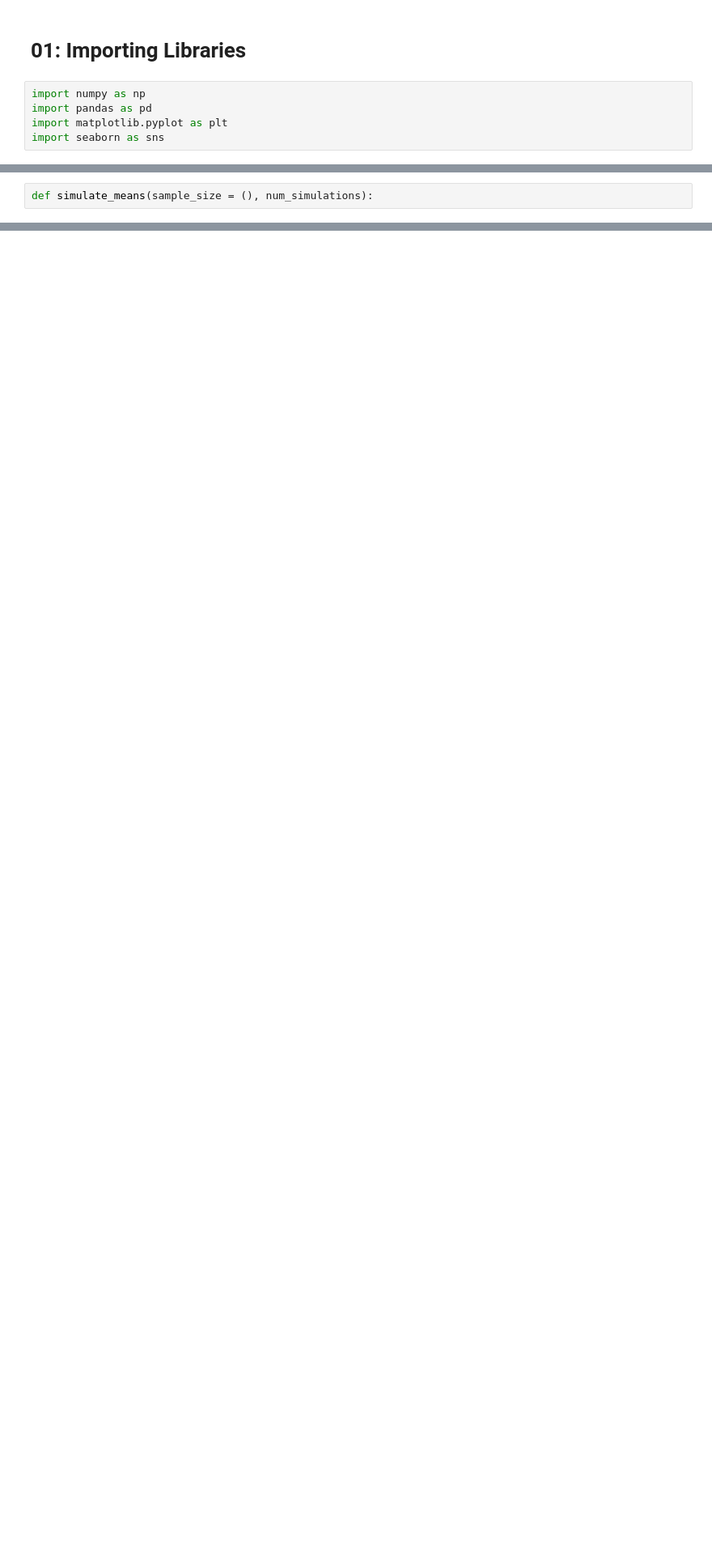
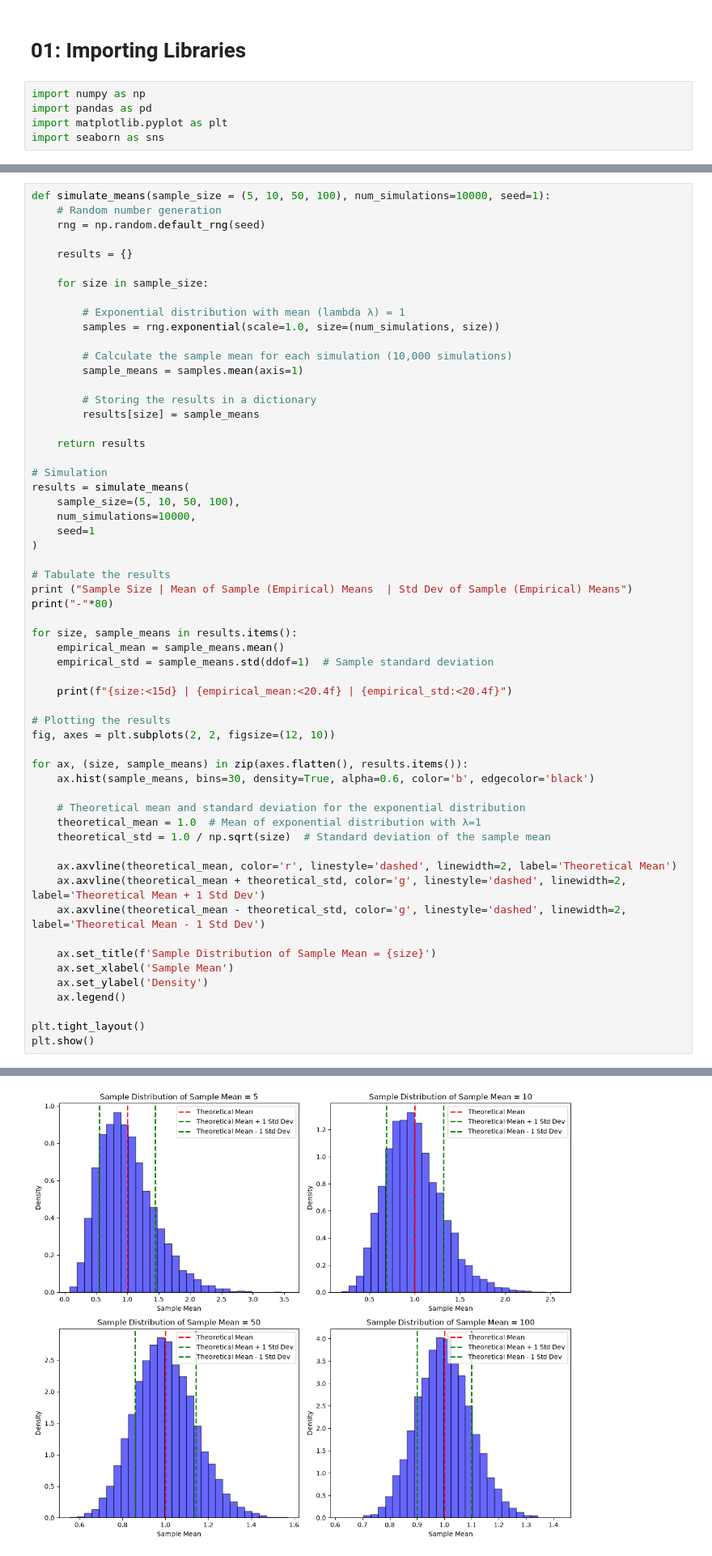
Before and after one commit to CH-CHISAKA/Machine_Learning_and_Data_Science, a Jupyter notebook: 04-assignments/02-assignment/task_01_sampling.ipynb, the cells around one changed output, grey strips where cells are left out. Shown at 81% size. Cells and saved outputs as stored; diff of their text form; blank space fills up the shorter version.

```diff
--- a/04-assignments/02-assignment/task_01_sampling.ipynb
+++ b/04-assignments/02-assignment/task_01_sampling.ipynb
@@ -27,4 +27,61 @@ import seaborn as sns
 - Sample sizes n = 5, 10, 50, 100
 - Number of repetitions, N = 10,000
 # %%
-def simulate_means(sample_size = (), num_simulations):
+def simulate_means(sample_size = (5, 10, 50, 100), num_simulations=10000, seed=1):
+    # Random number generation
+    rng = np.random.default_rng(seed)
+
+    results = {}
+
+    for size in sample_size:
+
+        # Exponential distribution with mean (lambda λ) = 1
+        samples = rng.exponential(scale=1.0, size=(num_simulations, size))
+
+        # Calculate the sample mean for each simulation (10,000 simulations)
+        sample_means = samples.mean(axis=1)
+
+        # Storing the results in a dictionary
+        results[size] = sample_means
+
+    return results
+
+# Simulation
+results = simulate_means(
+    sample_size=(5, 10, 50, 100),
+    num_simulations=10000,
+    seed=1
+)
+
+# Tabulate the results
+print ("Sample Size | Mean of Sample (Empirical) Means  | Std Dev of Sample (Empirical) Means")
+print("-"*80)
+
+for size, sample_means in results.items():
+    empirical_mean = sample_means.mean()
+    empirical_std = sample_means.std(ddof=1)  # Sample standard deviation
+
+    print(f"{size:<15d} | {empirical_mean:<20.4f} | {empirical_std:<20.4f}")
+
+# Plotting the results
+fig, axes = plt.subplots(2, 2, figsize=(12, 10))
+
+for ax, (size, sample_means) in zip(axes.flatten(), results.items()):
+    ax.hist(sample_means, bins=30, density=True, alpha=0.6, color='b', edgecolor='black')
+
+    # Theoretical mean and standard deviation for the exponential distribution
+    theoretical_mean = 1.0  # Mean of exponential distribution with λ=1
+    theoretical_std = 1.0 / np.sqrt(size)  # Standard deviation of the sample mean
+
+    ax.axvline(theoretical_mean, color='r', linestyle='dashed', linewidth=2, label='Theoretical Mean')
+    ax.axvline(theoretical_mean + theoretical_std, color='g', linestyle='dashed', linewidth=2, label='Theoretical Mean + 1 Std Dev')
+    ax.axvline(theoretical_mean - theoretical_std, color='g', linestyle='dashed', linewidth=2, label='Theoretical Mean - 1 Std Dev')
+
+    ax.set_title(f'Sample Distribution of Sample Mean = {size}')
+    ax.set_xlabel('Sample Mean')
+    ax.set_ylabel('Density')
+    ax.legend()
+
+plt.tight_layout()
+plt.show()
+# %% [output]
@@ -30,0 +94 @@ def simulate_means(sample_size = (), num_simulations):
+[figure, added]
```
Also changed, not shown: parts of 2 cells of this notebook, 1 other file.
